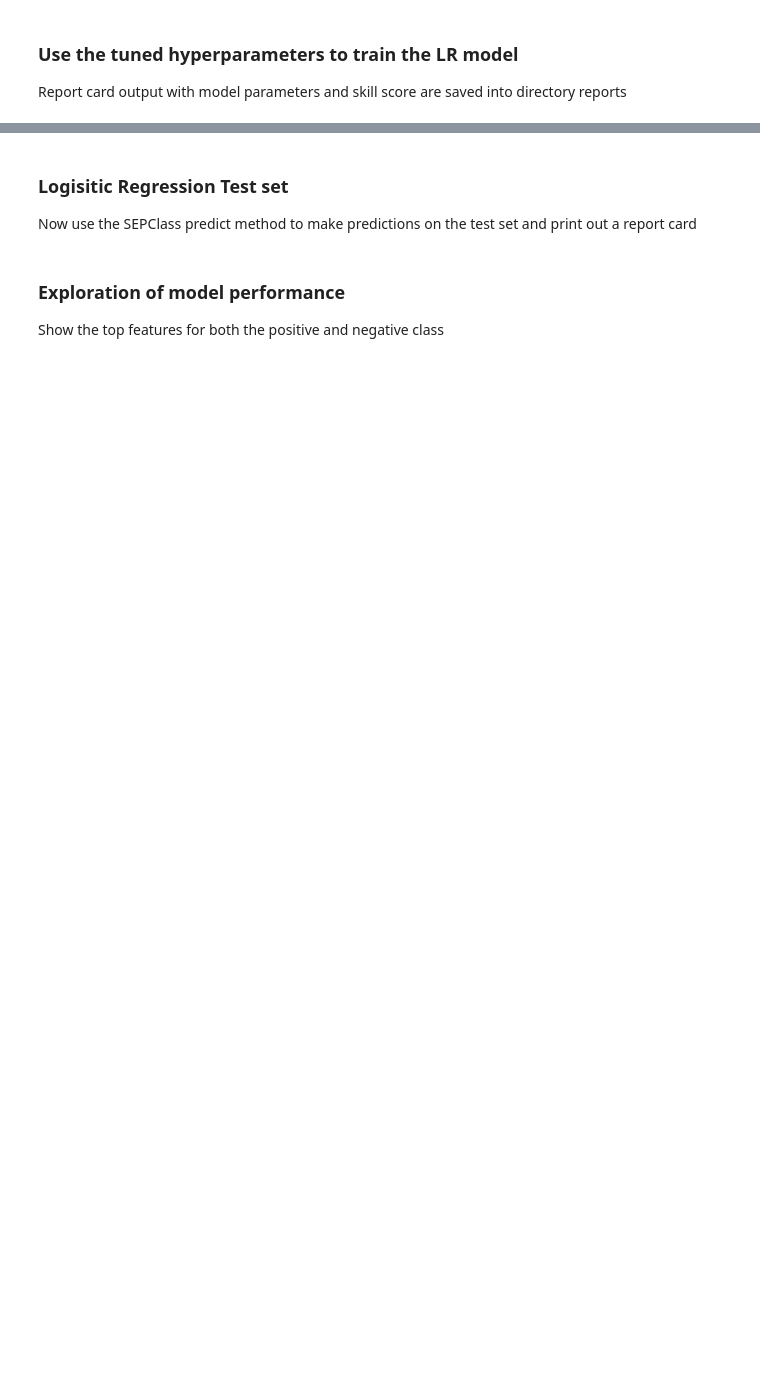
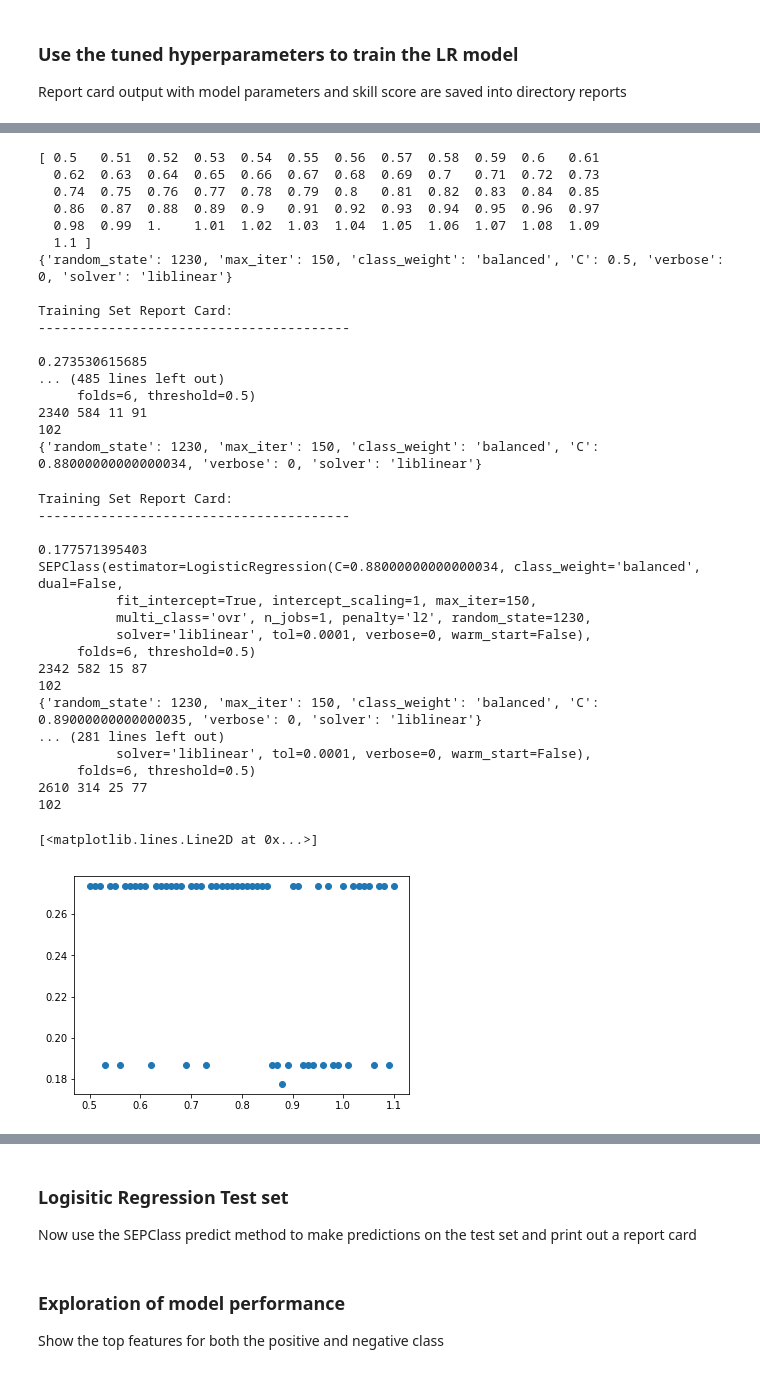
Before and after one commit to hazelbain/SEPML, a Jupyter notebook: sep_master.ipynb, the cells around one changed output, grey strips where cells are left out. Saved outputs shown, nothing was run; the diff lists cells and outputs as text; code cells hidden in the pictures; blank space fills up the shorter version.

Commit message:
Modified for investigating issues apparent in GridSearchCV

```diff
--- a/sep_master.ipynb
+++ b/sep_master.ipynb
@@ -617,11 +619,12 @@ NOTE: remember to set sepLR.allmyfeatures.set_params(LocFeatures=None,RawFeat=No
 # %%
 #Initialize SEPClass instance with an estimator of choice - here Logisitic Regression
 #with estimator specific keywords
-keywordsLR = {'random_state':1230, 'max_iter':150}
+keywordsLR = {'random_state':1230, 'max_iter':150, 'class_weight':'balanced', 'C':0.9, 'verbose':0, 'solver':'liblinear'}
 
 #sep_weights = {0:12,1:39} #dictionary for experimental class weights
-sepLR = SEPClass(LogisticRegression(**keywordsLR, class_weight = 'balanced', \
-                C=0.9,verbose=0,solver='newton-cg'),threshold = 0.5)
+sepLR = SEPClass(LogisticRegression(**keywordsLR),threshold = 0.5)
+                                    #, class_weight = 'balanced', \
+#                C=0.9,verbose=0,solver='newton-cg'),threshold = 0.5)
 
 #Turn off features. Options: BalchFeat, RawFeat,LocFeatures
 sepLR.allmyfeatures.set_params(LocFeatures=None,RawFeat=None)
@@ -644,13 +647,18 @@ metric3 = make_scorer(matthews_corrcoef)
 
 def tss_score(y, y_pred):
     tn, fp, fn, tp=confusion_matrix(y, y_pred).ravel()
-    tss = tp / (tp + fp + fn)
+#    tss = tp / (tp + fp + fn)
+    #print(tn, tp, fn, fp)
+    tss = tp / (tp + fn) - fp / (fp + tn)
+    #print(tss)
     return tss
 
 def hss_score(y, y_pred):
     tn, fp, fn, tp=confusion_matrix(y, y_pred).ravel()
+    #print(tn, tp, fn, fp)
     E = ((tp + fn)*(tp + fp) + (fp + tn)*(fn + tn)) / X_train.shape[0]
     HSS = (tp + tn - E)/(X_train.shape[0] - E)
+    #print(HSS)
     return HSS
 
 metric5 = make_scorer(tss_score)
@@ -659,12 +667,13 @@ metric6 = make_scorer(hss_score)
 #hyperparameter ranges
 #CV_dictLR = {'C':np.arange(0.0052,0.11,0.01),'class_weight':[None,'balanced'],\
 #           'solver':['liblinear','newton-cg','lbfgs']}
-CV_dictLR = {'C':np.arange(0.0052,0.11,0.01),'class_weight':[None,'balanced'],\
-           'solver':['liblinear','newton-cg','lbfgs']}
+CV_dictLR = {'C':np.arange(0.5,1.1,0.01)}
+             #class_weight':[None,'balanced'],'solver':['liblinear','newton-cg','lbfgs']}
 
 ##note passing SEPClass object sep directly to gridsearchcv
-cv_searchLR = GridSearchCV(estimator = sepLR.estimator, param_grid = CV_dictLR, scoring = metric5)
+cv_searchLR = GridSearchCV(estimator = sepLR.estimator, param_grid = CV_dictLR, scoring = metric5, cv=5)
 cv_searchLR.fit(X_train,y_train)
 cv_resultLR = cv_searchLR.best_params_
 print(cv_resultLR)
+print(sepLR)
 # %% [output]
@@ -683,0 +701,57 @@ sepLR.fit(X_train, y_train)
+# %%
+hss_plot = []
+c = np.arange(0.5,1.1,0.01)
+print(c)
+for i in c:
+
+    keywordsLR.update({'C': i, 'class_weight': 'balanced'})
+    print(keywordsLR)
+    sepLR = SEPClass(LogisticRegression(**keywordsLR),threshold = 0.5)
+    sepLR.allmyfeatures.set_params(LocFeatures=None,RawFeat=None)
+    sepLR.fit(X_train, y_train)
+    tmp = hss_score(sepLR.y_train, sepLR.y_train_pred)
+    print(tmp)
+    print(sepLR)
+    hss_plot.append(tmp)
+    tn, fp, fn, tp=confusion_matrix(sepLR.y_train, sepLR.y_train_pred).ravel()
+    print(tn,fp,fn,tp)
+    print(np.sum(sepLR.y_train))
+
+plt.plot(c, hss_plot, 'o')
+# %% [output]
+[ 0.5   0.51  0.52  0.53  0.54  0.55  0.56  0.57  0.58  0.59  0.6   0.61
+  0.62  0.63  0.64  0.65  0.66  0.67  0.68  0.69  0.7   0.71  0.72  0.73
+  0.74  0.75  0.76  0.77  0.78  0.79  0.8   0.81  0.82  0.83  0.84  0.85
+  0.86  0.87  0.88  0.89  0.9   0.91  0.92  0.93  0.94  0.95  0.96  0.97
+  0.98  0.99  1.    1.01  1.02  1.03  1.04  1.05  1.06  1.07  1.08  1.09
+  1.1 ]
+{'random_state': 1230, 'max_iter': 150, 'class_weight': 'balanced', 'C': 0.5, 'verbose': 0, 'solver': 'liblinear'}
+
+Training Set Report Card:
+----------------------------------------
+
+0.273530615685
+... (485 lines left out)
+     folds=6, threshold=0.5)
+2340 584 11 91
+102
+{'random_state': 1230, 'max_iter': 150, 'class_weight': 'balanced', 'C': 0.88000000000000034, 'verbose': 0, 'solver': 'liblinear'}
+Training Set Report Card:
+----------------------------------------
+
+0.177571395403
+SEPClass(estimator=LogisticRegression(C=0.88000000000000034, class_weight='balanced', dual=False,
+          fit_intercept=True, intercept_scaling=1, max_iter=150,
+          multi_class='ovr', n_jobs=1, penalty='l2', random_state=1230,
+          solver='liblinear', tol=0.0001, verbose=0, warm_start=False),
+     folds=6, threshold=0.5)
+2342 582 15 87
+102
+{'random_state': 1230, 'max_iter': 150, 'class_weight': 'balanced', 'C': 0.89000000000000035, 'verbose': 0, 'solver': 'liblinear'}
+... (281 lines left out)
+          solver='liblinear', tol=0.0001, verbose=0, warm_start=False),
+     folds=6, threshold=0.5)
+2610 314 25 77
+102
+[<matplotlib.lines.Line2D at 0x...>]
+[figure, added]
```
Also changed, not shown: parts of 5 cells of this notebook.
